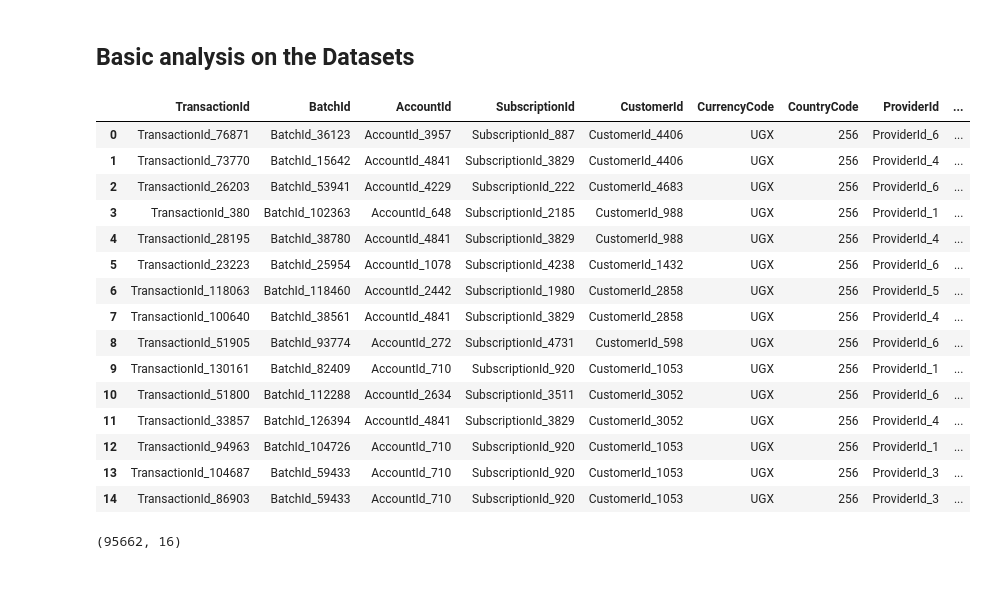
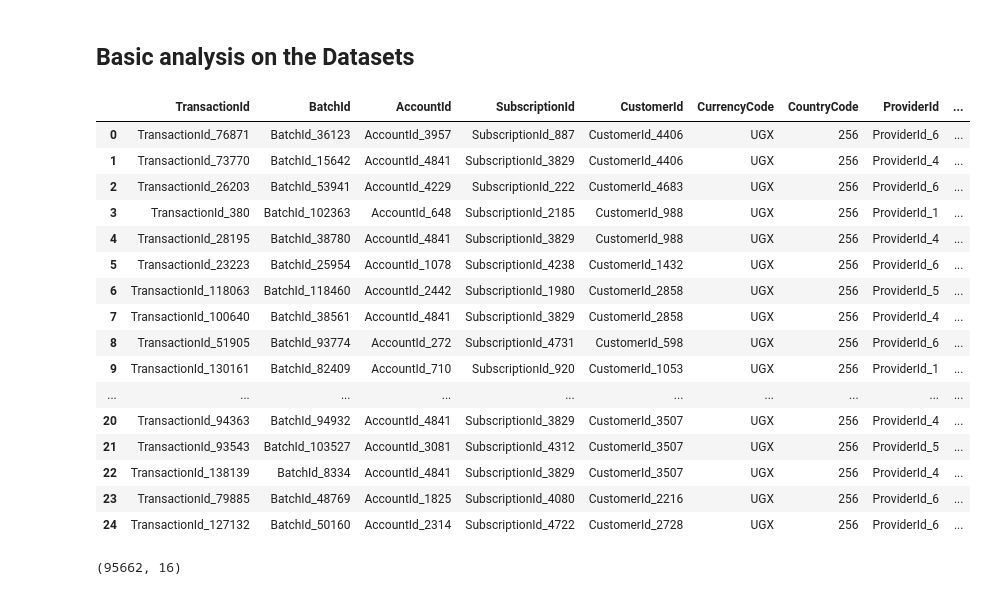
Before and after one commit to TheHugz1997/Machine_Learning_Project, a Jupyter notebook: Untitled.ipynb, the cells around one changed output. Saved outputs shown, nothing was run; the diff lists cells and outputs as text; code cells hidden in the pictures.

```diff
--- a/Untitled.ipynb
+++ b/Untitled.ipynb
@@ -19,24 +19,25 @@ df_test = pd.read_csv("test.csv")
 # %% [markdown]
 ## Basic analysis on the Datasets
 # %%
-df_train.head(15)
+df_train.head(25)
 # %% [output]
 |  | TransactionId | BatchId | AccountId | SubscriptionId | CustomerId | CurrencyCode | CountryCode | ProviderId | ... |
 | 0 | TransactionId_76871 | BatchId_36123 | AccountId_3957 | SubscriptionId_887 | CustomerId_4406 | UGX | 256 | ProviderId_6 | ... |
 | 1 | TransactionId_73770 | BatchId_15642 | AccountId_4841 | SubscriptionId_3829 | CustomerId_4406 | UGX | 256 | ProviderId_4 | ... |
 | 2 | TransactionId_26203 | BatchId_53941 | AccountId_4229 | SubscriptionId_222 | CustomerId_4683 | UGX | 256 | ProviderId_6 | ... |
 | 3 | TransactionId_380 | BatchId_102363 | AccountId_648 | SubscriptionId_2185 | CustomerId_988 | UGX | 256 | ProviderId_1 | ... |
 | 4 | TransactionId_28195 | BatchId_38780 | AccountId_4841 | SubscriptionId_3829 | CustomerId_988 | UGX | 256 | ProviderId_4 | ... |
 | 5 | TransactionId_23223 | BatchId_25954 | AccountId_1078 | SubscriptionId_4238 | CustomerId_1432 | UGX | 256 | ProviderId_6 | ... |
 | 6 | TransactionId_118063 | BatchId_118460 | AccountId_2442 | SubscriptionId_1980 | CustomerId_2858 | UGX | 256 | ProviderId_5 | ... |
 | 7 | TransactionId_100640 | BatchId_38561 | AccountId_4841 | SubscriptionId_3829 | CustomerId_2858 | UGX | 256 | ProviderId_4 | ... |
 | 8 | TransactionId_51905 | BatchId_93774 | AccountId_272 | SubscriptionId_4731 | CustomerId_598 | UGX | 256 | ProviderId_6 | ... |
 | 9 | TransactionId_130161 | BatchId_82409 | AccountId_710 | SubscriptionId_920 | CustomerId_1053 | UGX | 256 | ProviderId_1 | ... |
-| 10 | TransactionId_51800 | BatchId_112288 | AccountId_2634 | SubscriptionId_3511 | CustomerId_3052 | UGX | 256 | ProviderId_6 | ... |
-| 11 | TransactionId_33857 | BatchId_126394 | AccountId_4841 | SubscriptionId_3829 | CustomerId_3052 | UGX | 256 | ProviderId_4 | ... |
-| 12 | TransactionId_94963 | BatchId_104726 | AccountId_710 | SubscriptionId_920 | CustomerId_1053 | UGX | 256 | ProviderId_1 | ... |
-| 13 | TransactionId_104687 | BatchId_59433 | AccountId_710 | SubscriptionId_920 | CustomerId_1053 | UGX | 256 | ProviderId_3 | ... |
-| 14 | TransactionId_86903 | BatchId_59433 | AccountId_710 | SubscriptionId_920 | CustomerId_1053 | UGX | 256 | ProviderId_3 | ... |
+| ... | ... | ... | ... | ... | ... | ... | ... | ... | ... |
+| 20 | TransactionId_94363 | BatchId_94932 | AccountId_4841 | SubscriptionId_3829 | CustomerId_3507 | UGX | 256 | ProviderId_4 | ... |
+| 21 | TransactionId_93543 | BatchId_103527 | AccountId_3081 | SubscriptionId_4312 | CustomerId_3507 | UGX | 256 | ProviderId_5 | ... |
+| 22 | TransactionId_138139 | BatchId_8334 | AccountId_4841 | SubscriptionId_3829 | CustomerId_3507 | UGX | 256 | ProviderId_4 | ... |
+| 23 | TransactionId_79885 | BatchId_48769 | AccountId_1825 | SubscriptionId_4080 | CustomerId_2216 | UGX | 256 | ProviderId_6 | ... |
+| 24 | TransactionId_127132 | BatchId_50160 | AccountId_2314 | SubscriptionId_4722 | CustomerId_2728 | UGX | 256 | ProviderId_6 | ... |
 # %%
 df_train.shape
 # %% [output]
```
Also changed, not shown: parts of 4 cells of this notebook.
